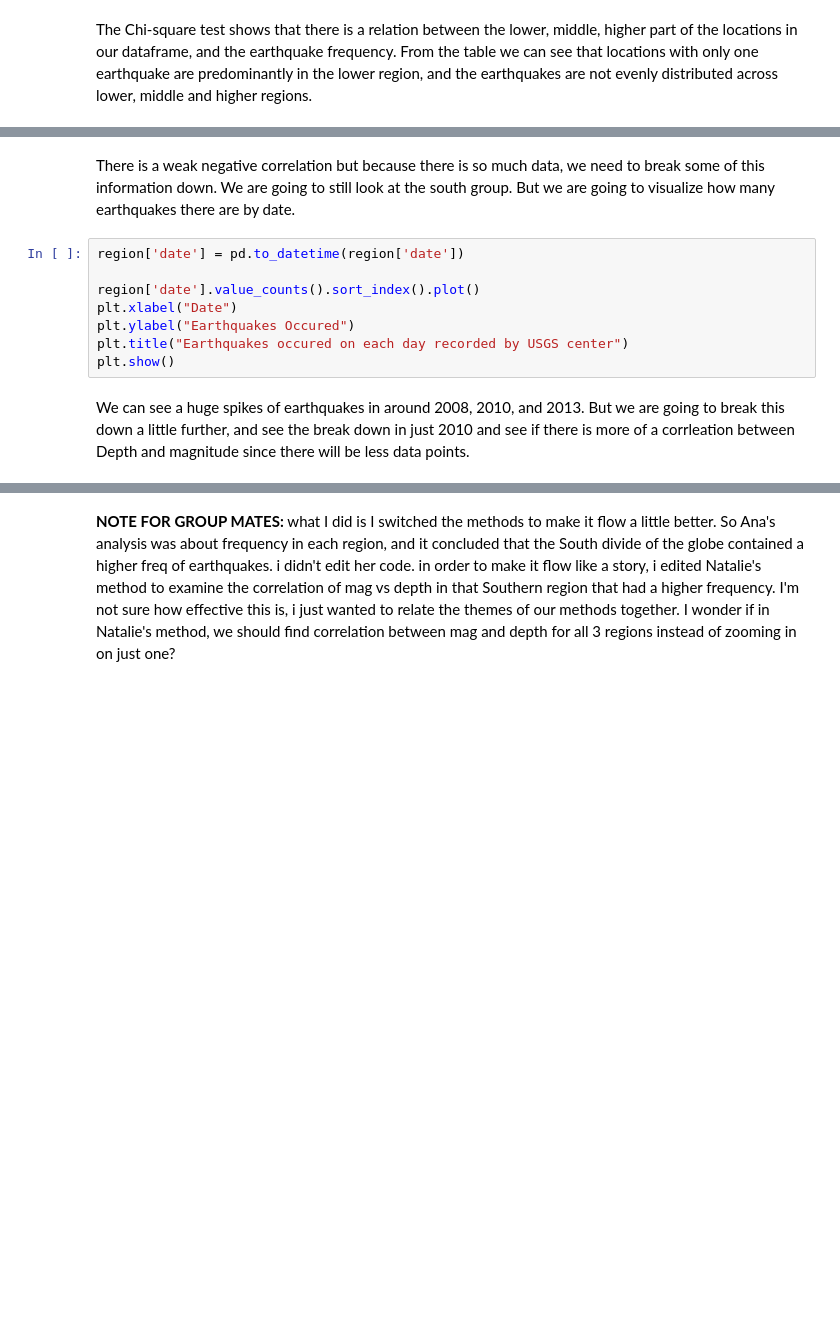
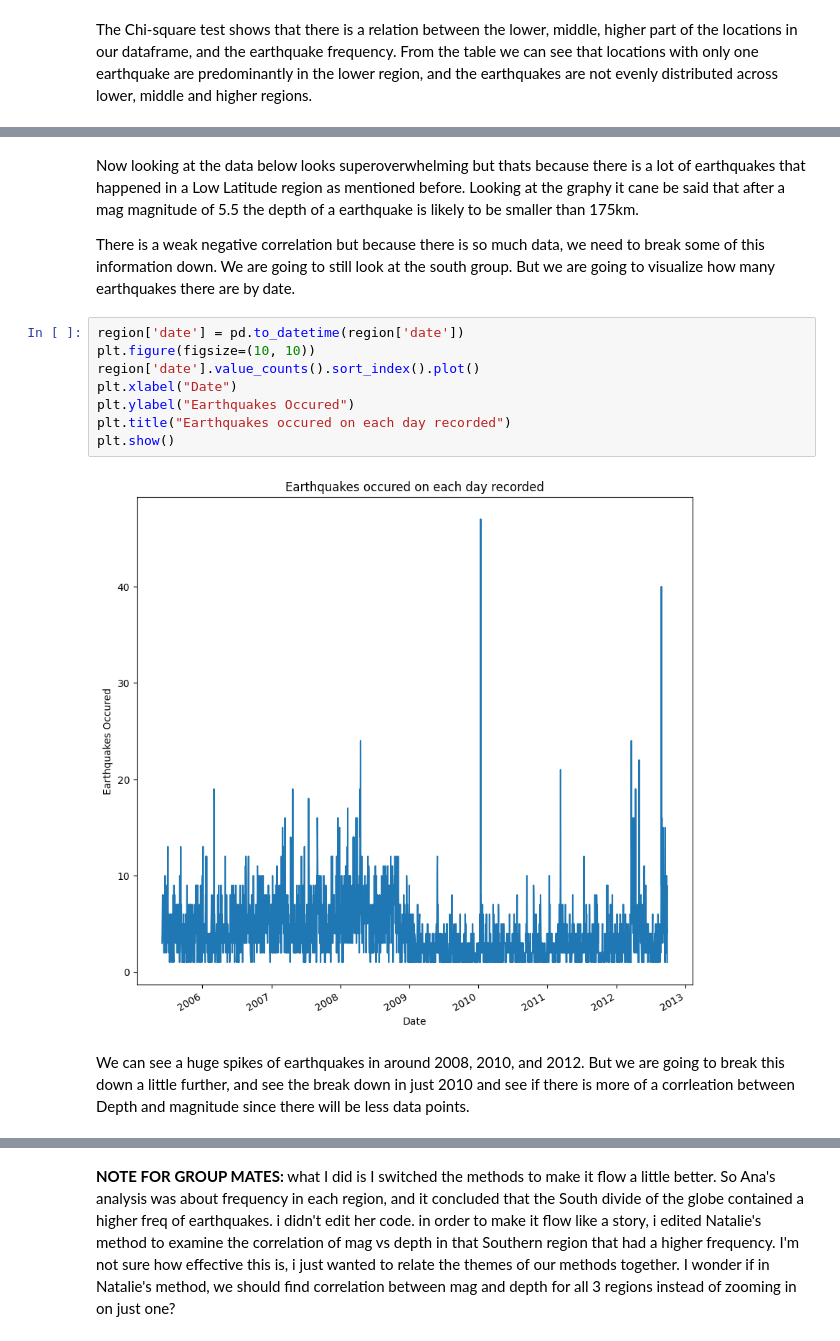
Before and after one commit to NatalieFig/cmsc320finalproj, a Jupyter notebook: CMSC320_Final_Project.ipynb, the cells around one changed output, grey strips where cells are left out. Cells and saved outputs as stored; diff of their text form; blank space fills up the shorter version.

```diff
--- a/CMSC320_Final_Project.ipynb
+++ b/CMSC320_Final_Project.ipynb
@@ -185,15 +236,19 @@ plt.show()
 # %% [markdown]
+Now looking at the data below looks superoverwhelming but thats because there is a lot of earthquakes that happened in a Low Latitude region as mentioned before. Looking at the graphy it cane be said that after a mag magnitude of 5.5 the depth of a earthquake is likely to be smaller than 175km.
+
 There is a weak negative correlation but because there is so much data, we need to break some of this information down. We are going to still look at the south group. But we are going to visualize how many earthquakes there are by date.
 # %%
 region['date'] = pd.to_datetime(region['date'])
-
+plt.figure(figsize=(10, 10))
 region['date'].value_counts().sort_index().plot()
 plt.xlabel("Date")
 plt.ylabel("Earthquakes Occured")
-plt.title("Earthquakes occured on each day recorded by USGS center")
+plt.title("Earthquakes occured on each day recorded")
 plt.show()
+# %% [output]
+[figure, added]
 # %% [markdown]
-We can see a huge spikes of earthquakes in around 2008, 2010, and 2013. But we are going to break this down a little further, and see the break down in just 2010 and see if there is more of a corrleation between Depth and magnitude since there will be less data points.
+We can see a huge spikes of earthquakes in around 2008, 2010, and 2012. But we are going to break this down a little further, and see the break down in just 2010 and see if there is more of a corrleation between Depth and magnitude since there will be less data points.
 # %%
 region['year'] = pd.to_datetime(region['date']).dt.year
 south_earthquakes = region.groupby(region['year'])
```
Also changed, not shown: parts of 22 cells of this notebook.
